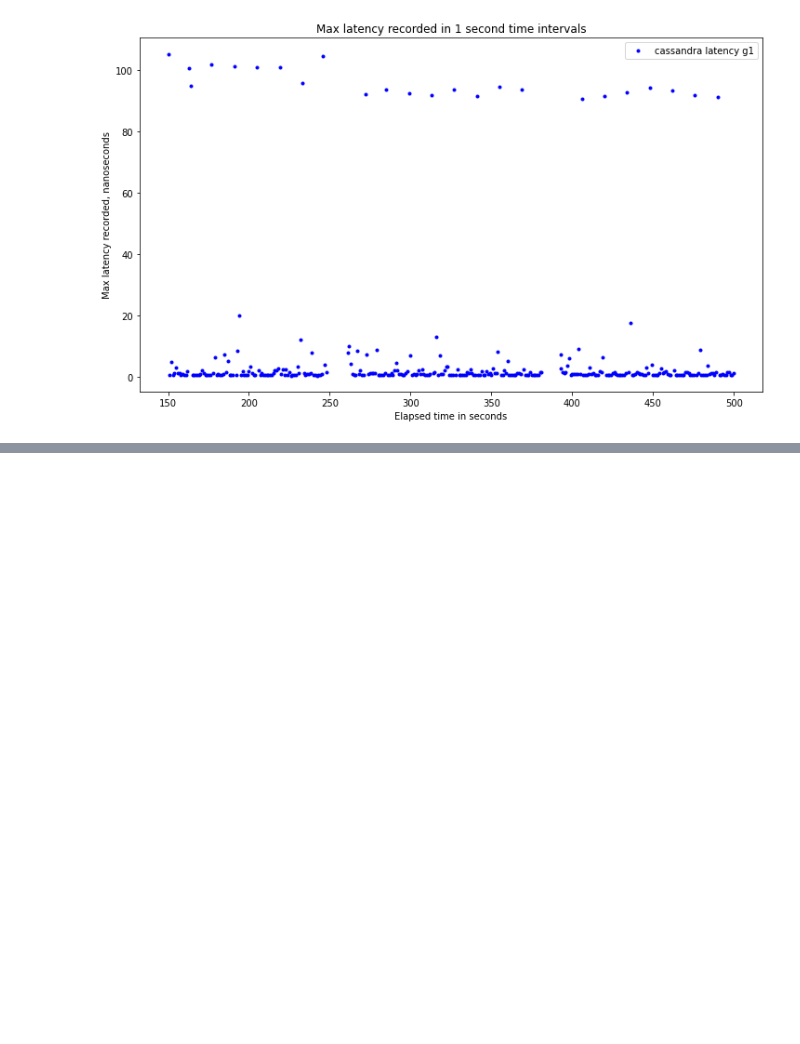
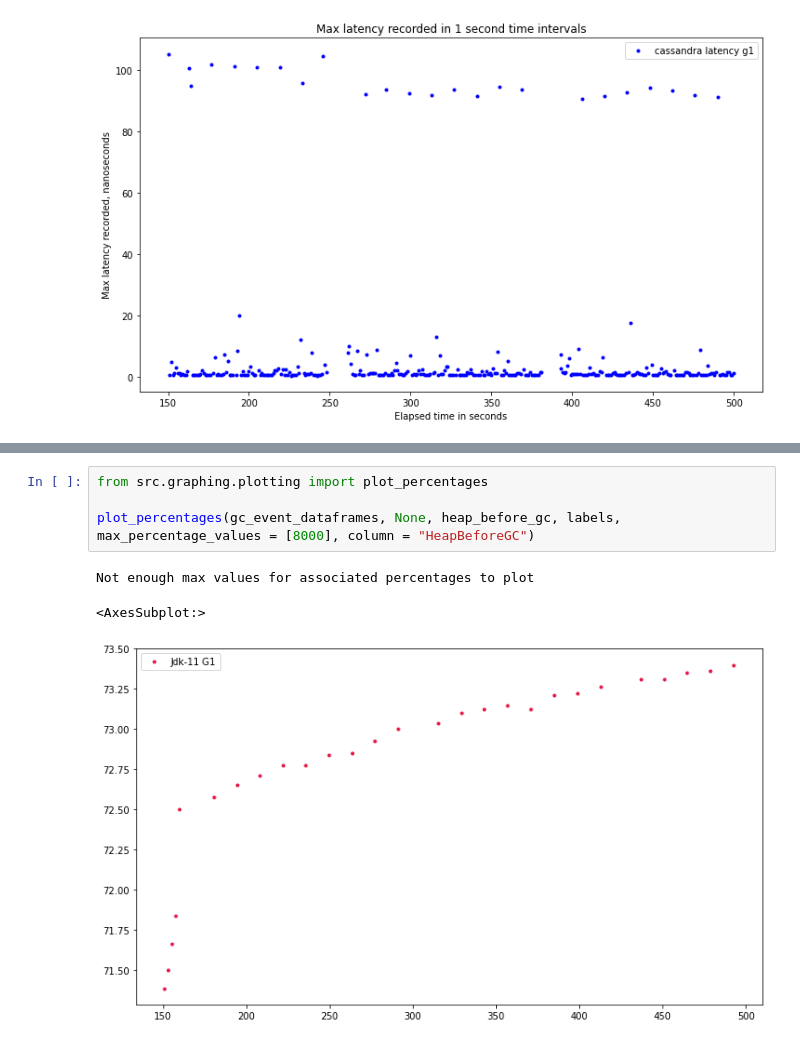
Before and after one commit to apple/GCGC, a Jupyter notebook: src/notebooks/analyze_logs_dev.ipynb, the cells around one changed output, grey strips where cells are left out. Drawn from its saved outputs; the diff is of its cells as text; blank space fills up the shorter version.

```diff
--- a/src/notebooks/analyze_logs_dev.ipynb
+++ b/src/notebooks/analyze_logs_dev.ipynb
@@ -499,0 +509,8 @@ Text(0.5, 0, 'Elapsed time in seconds')
+# %%
+from src.graphing.plotting import plot_percentages
+
+plot_percentages(gc_event_dataframes, None, heap_before_gc, labels, max_percentage_values = [8000], column = "HeapBeforeGC")
+# %% [output]
+Not enough max values for associated percentages to plot
+<AxesSubplot:>
+[figure, added]
```
Also changed, not shown: parts of 6 cells of this notebook.
